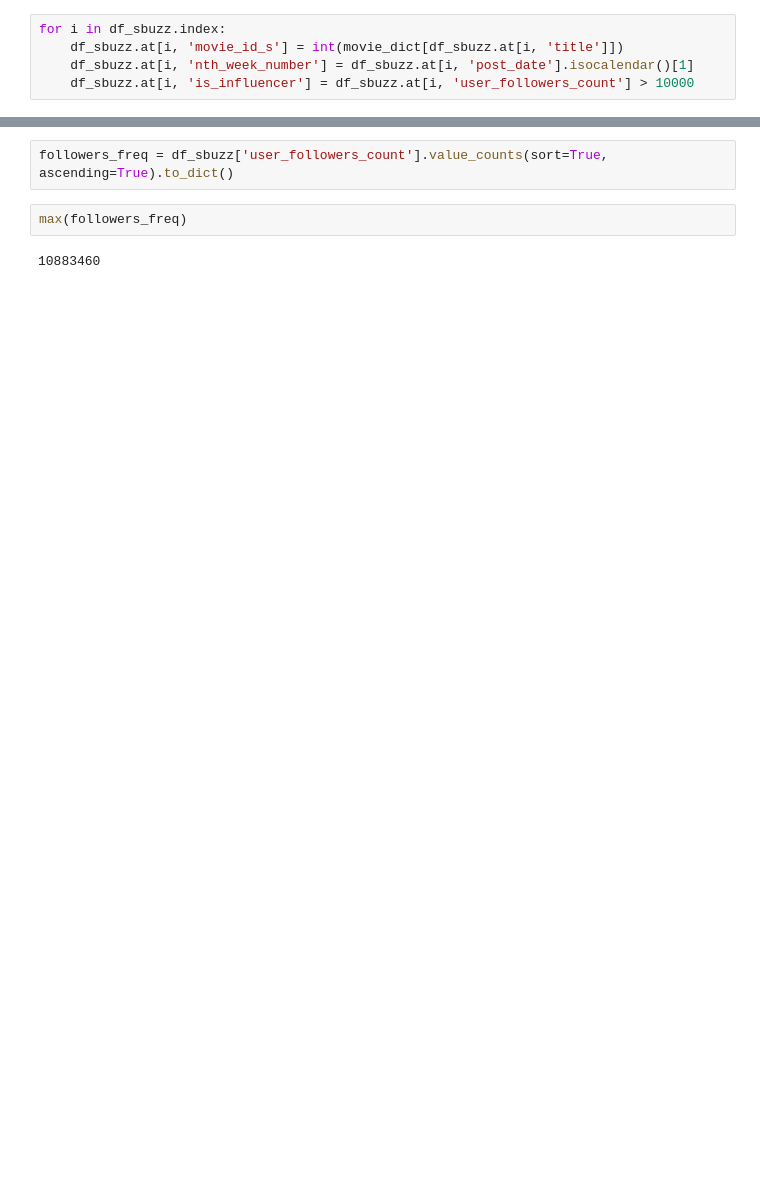
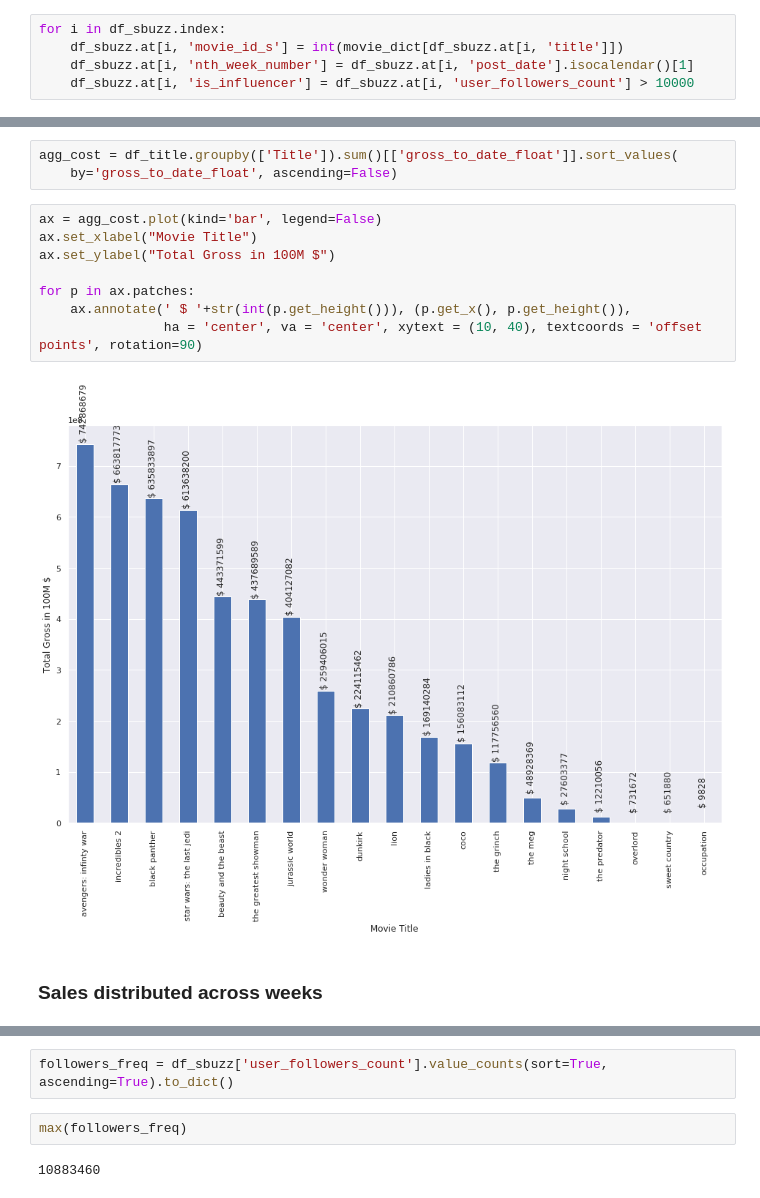
Before and after one commit to tharangni/syn-the-sis-io, a Jupyter notebook: job.ipynb, the cells around one changed output, grey strips where cells are left out. Saved outputs shown, nothing was run; the diff lists cells and outputs as text; blank space fills up the shorter version.

```diff
--- a/job.ipynb
+++ b/job.ipynb
@@ -111,0 +119,15 @@ df_sbuzz.sample(5)
+# %%
+agg_cost = df_title.groupby(['Title']).sum()[['gross_to_date_float']].sort_values(
+    by='gross_to_date_float', ascending=False)
+# %%
+ax = agg_cost.plot(kind='bar', legend=False)
+ax.set_xlabel("Movie Title")
+ax.set_ylabel("Total Gross in 100M $")
+
+for p in ax.patches:
+    ax.annotate(' $ '+str(int(p.get_height())), (p.get_x(), p.get_height()),
+                ha = 'center', va = 'center', xytext = (10, 40), textcoords = 'offset points', rotation=90)
+# %% [output]
+[figure, added]
+# %% [markdown]
+### Sales distributed across weeks
```
Also changed, not shown: parts of 42 cells of this notebook.
